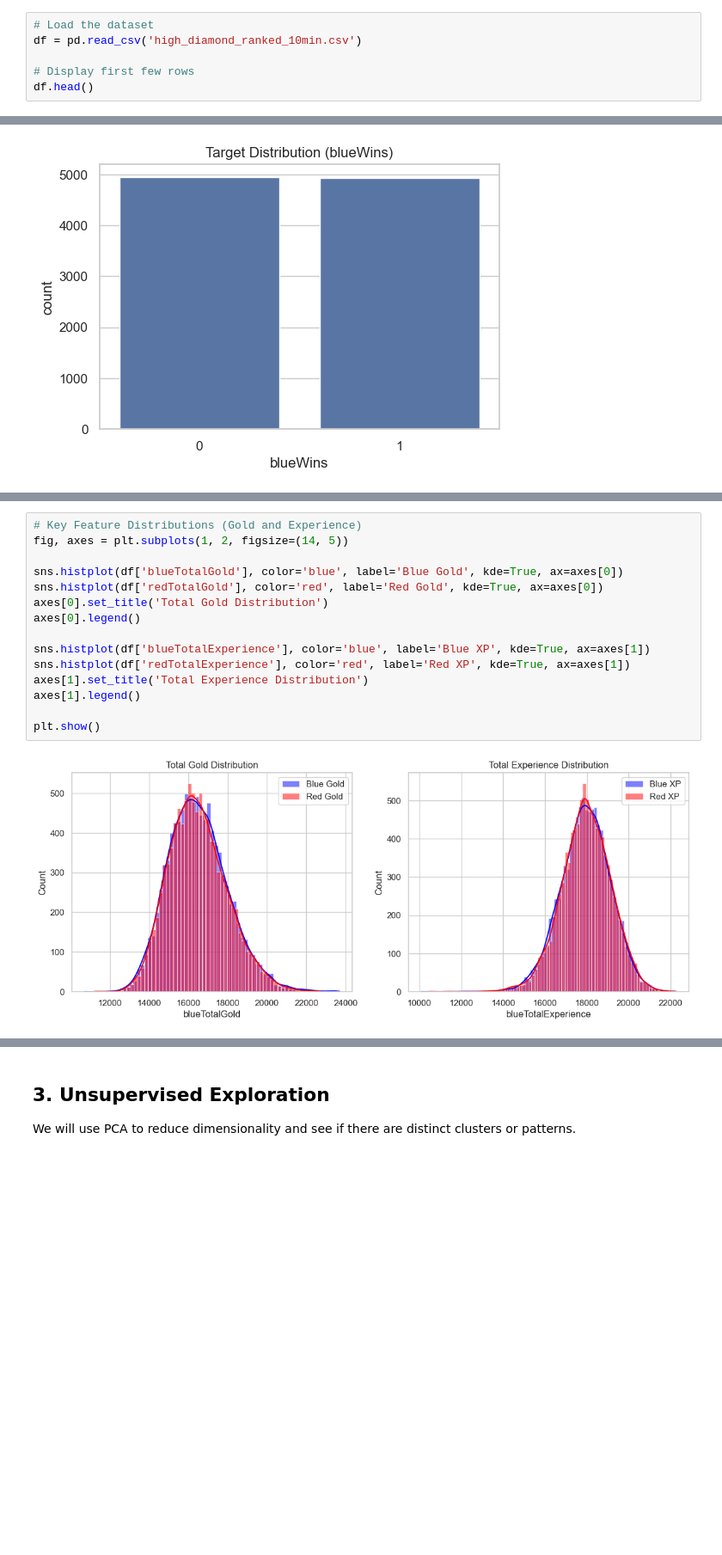
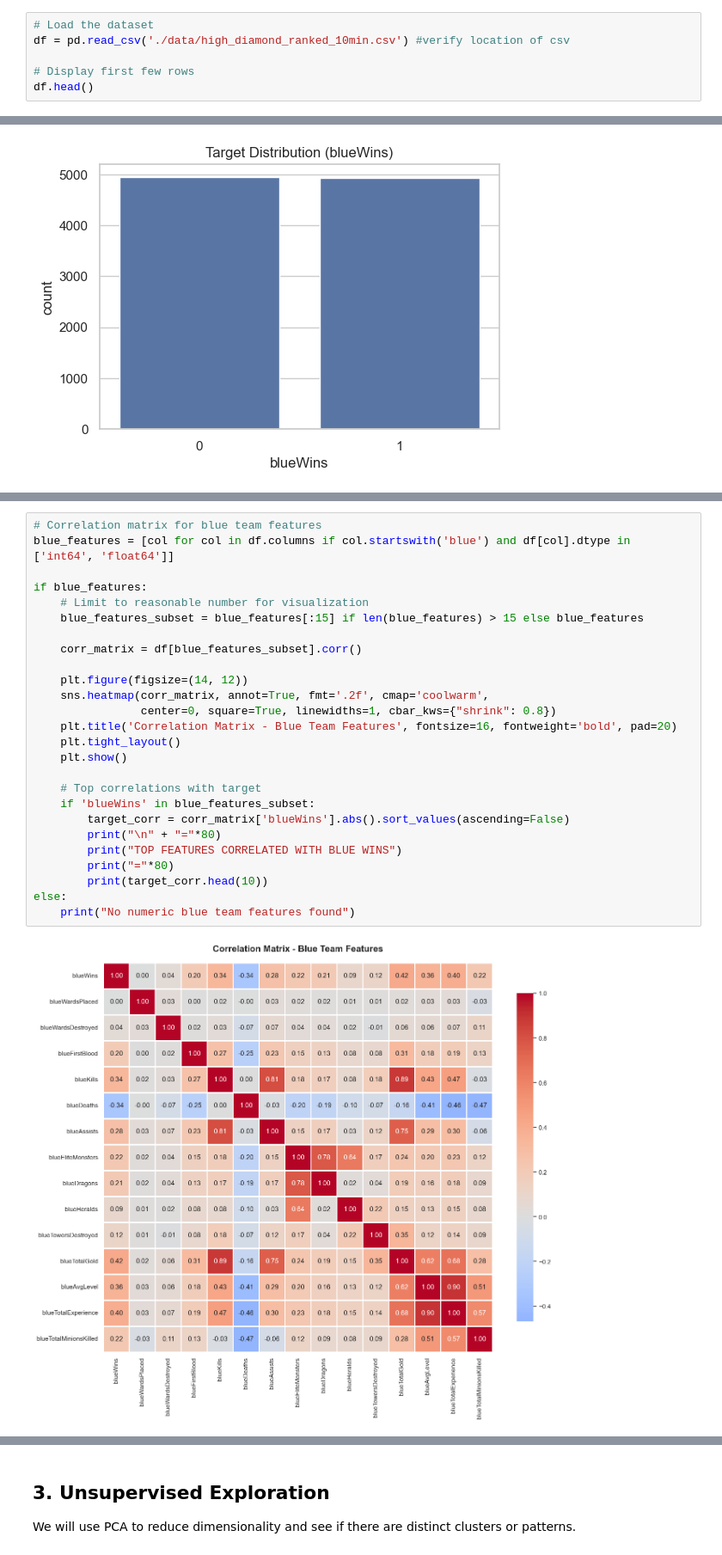
Before and after one commit to Anox-Leo/MELfromLoL, a Jupyter notebook: lol_prediction_phase1.ipynb, the cells around one changed output, grey strips where cells are left out. Shown: that part at 86% size. Drawn from its saved outputs; the diff is of its cells as text; blank space fills up the shorter version.

```diff
--- a/lol_prediction_phase1.ipynb
+++ b/lol_prediction_phase1.ipynb
@@ -53,7 +53,7 @@ sns.set_theme(style="whitegrid")
 ## 2. Data Exploratory Analysis
 # %%
 # Load the dataset
-df = pd.read_csv('high_diamond_ranked_10min.csv')
+df = pd.read_csv('./data/high_diamond_ranked_10min.csv') #verify location of csv
 
 # Display first few rows
 df.head()
@@ -126,17 +117,28 @@ plt.show()
-# %%
-# Key Feature Distributions (Gold and Experience)
-fig, axes = plt.subplots(1, 2, figsize=(14, 5))
-
-sns.histplot(df['blueTotalGold'], color='blue', label='Blue Gold', kde=True, ax=axes[0])
-sns.histplot(df['redTotalGold'], color='red', label='Red Gold', kde=True, ax=axes[0])
-axes[0].set_title('Total Gold Distribution')
-axes[0].legend()
-
-sns.histplot(df['blueTotalExperience'], color='blue', label='Blue XP', kde=True, ax=axes[1])
-sns.histplot(df['redTotalExperience'], color='red', label='Red XP', kde=True, ax=axes[1])
-axes[1].set_title('Total Experience Distribution')
-axes[1].legend()
-
-plt.show()
-# %% [output]
-[figure, removed]
+# %%
+# Correlation matrix for blue team features
+blue_features = [col for col in df.columns if col.startswith('blue') and df[col].dtype in ['int64', 'float64']]
+
+if blue_features:
+    # Limit to reasonable number for visualization
+    blue_features_subset = blue_features[:15] if len(blue_features) > 15 else blue_features
+
+    corr_matrix = df[blue_features_subset].corr()
+
+    plt.figure(figsize=(14, 12))
+    sns.heatmap(corr_matrix, annot=True, fmt='.2f', cmap='coolwarm',
+                center=0, square=True, linewidths=1, cbar_kws={"shrink": 0.8})
+    plt.title('Correlation Matrix - Blue Team Features', fontsize=16, fontweight='bold', pad=20)
+    plt.tight_layout()
+    plt.show()
+
+    # Top correlations with target
+    if 'blueWins' in blue_features_subset:
+        target_corr = corr_matrix['blueWins'].abs().sort_values(ascending=False)
+        print("\n" + "="*80)
+        print("TOP FEATURES CORRELATED WITH BLUE WINS")
+        print("="*80)
+        print(target_corr.head(10))
+else:
+    print("No numeric blue team features found")
+# %% [output]
+[figure, added]
```
Also changed, not shown: parts of 3 cells of this notebook.
